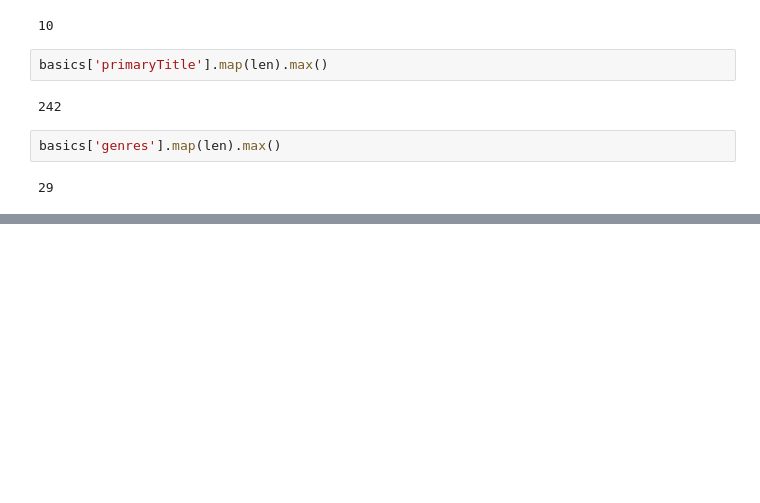
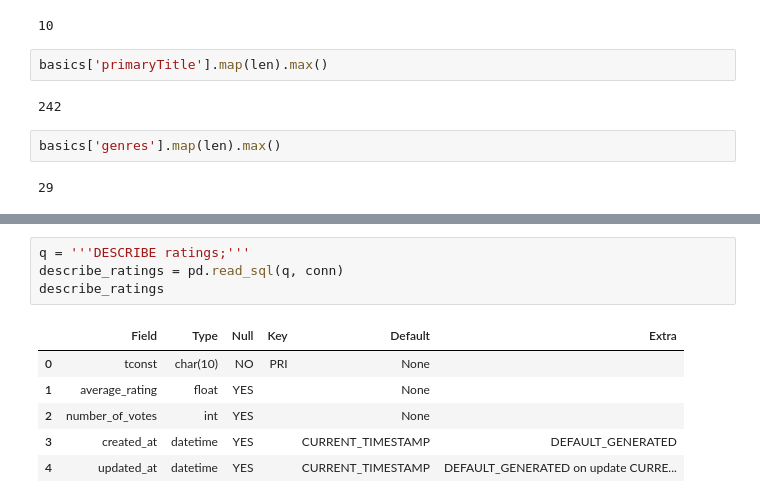
Before and after one commit to parkerholds/ph-movie-data, a Jupyter notebook: Project_2.ipynb, the cells around one changed output, grey strips where cells are left out. Saved outputs shown, nothing was run; the diff lists cells and outputs as text; blank space fills up the shorter version.

```diff
--- a/Project_2.ipynb
+++ b/Project_2.ipynb
@@ -275,0 +305,11 @@ basics['genres'].map(len).max()
+# %%
+q = '''DESCRIBE ratings;'''
+describe_ratings = pd.read_sql(q, conn)
+describe_ratings
+# %% [output]
+|  | Field | Type | Null | Key | Default | Extra |
+| 0 | tconst | char(10) | NO | PRI | None |  |
+| 1 | average_rating | float | YES |  | None |  |
+| 2 | number_of_votes | int | YES |  | None |  |
+| 3 | created_at | datetime | YES |  | CURRENT_TIMESTAMP | DEFAULT_GENERATED |
+| 4 | updated_at | datetime | YES |  | CURRENT_TIMESTAMP | DEFAULT_GENERATED on update CURRE... |
```
Also changed, not shown: parts of 22 cells of this notebook, 3 other files.
